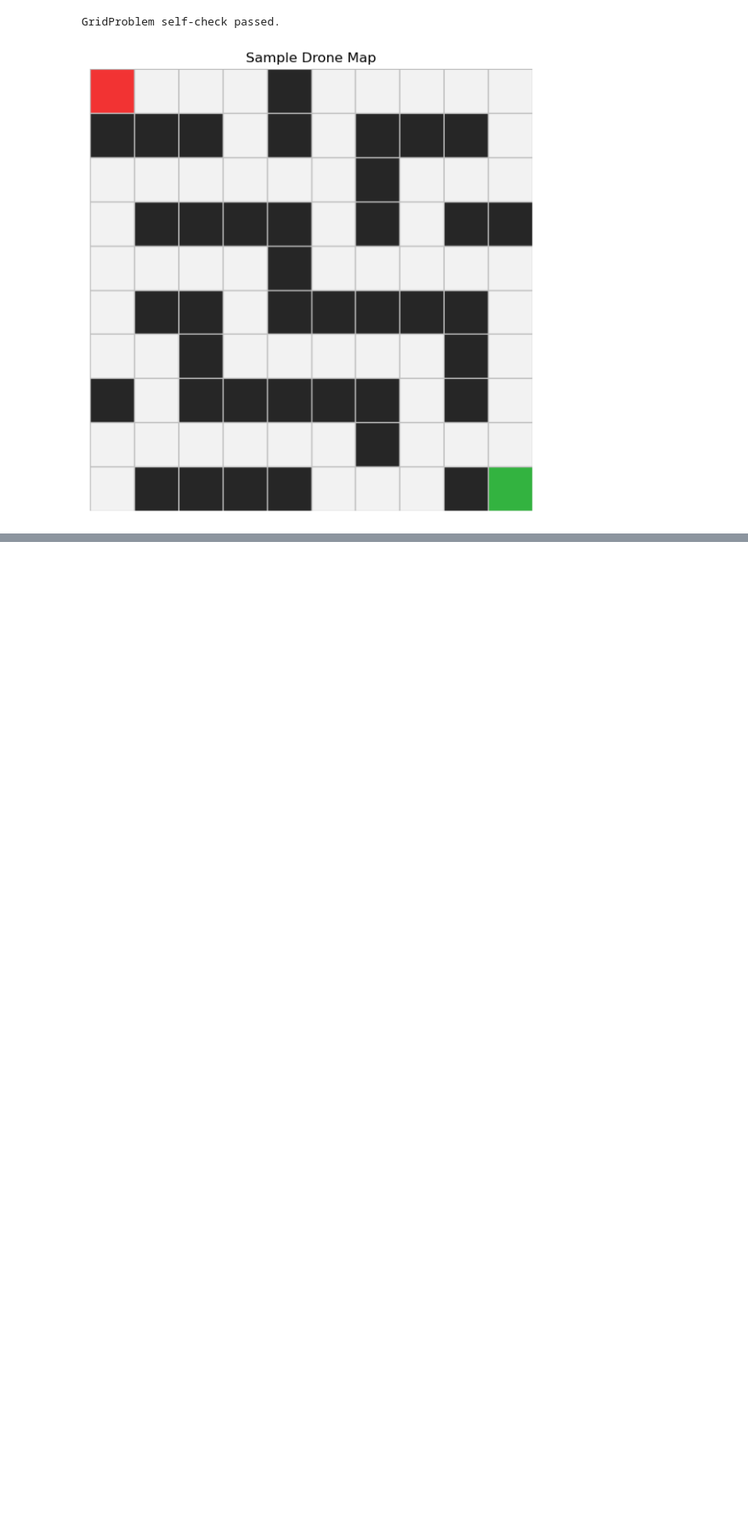
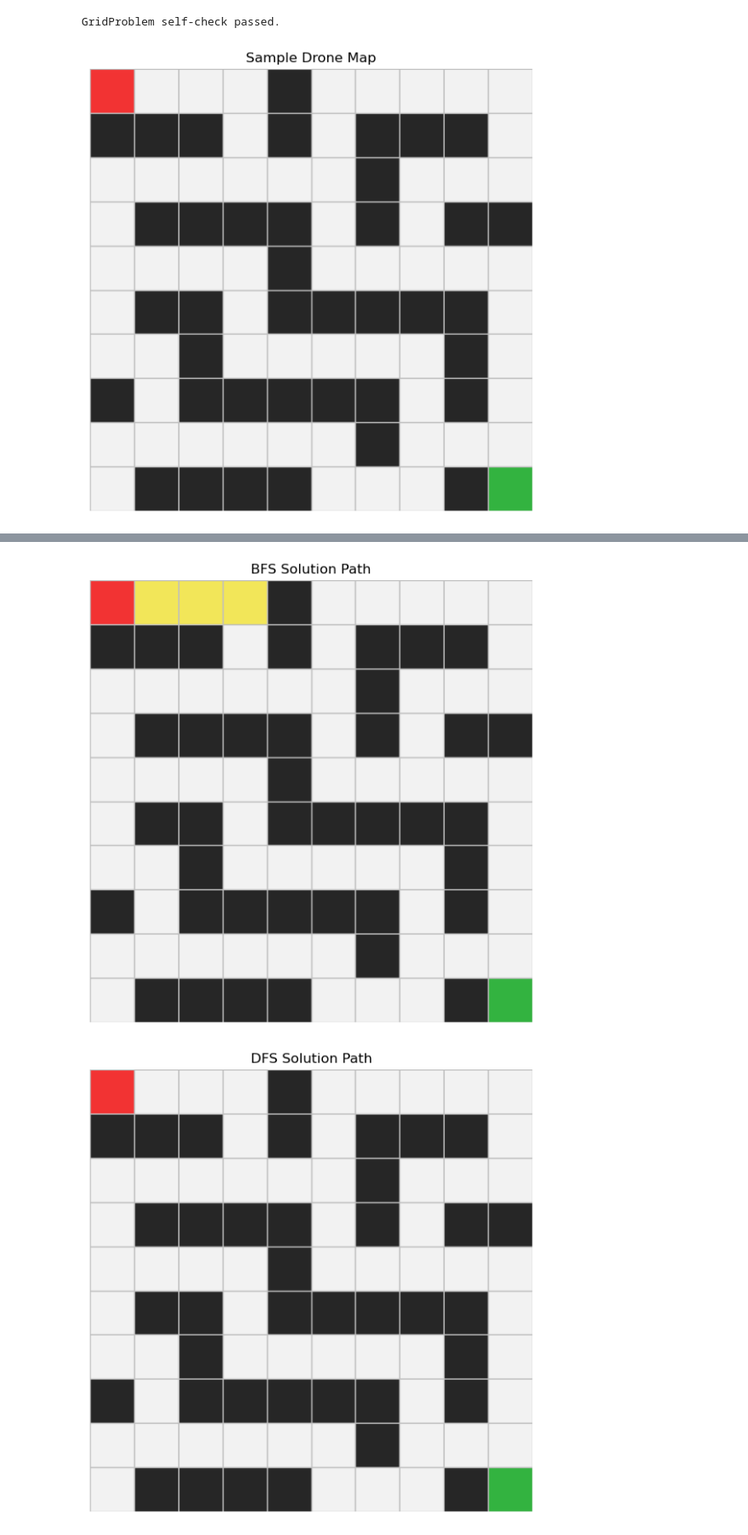
Before and after one commit to lisadbaer/lab1, a Jupyter notebook: Lisa_Baer_Lab_1A.ipynb, the cells around one changed output, grey strips where cells are left out. Shown at 85% size. Saved outputs shown, nothing was run; the diff lists cells and outputs as text; code cells hidden in the pictures; blank space fills up the shorter version.

```diff
--- a/Lisa_Baer_Lab_1A.ipynb
+++ b/Lisa_Baer_Lab_1A.ipynb
@@ -202,7 +201,7 @@ class GridProblem(Problem):
             neig_coord = (neig_row, neig_col)
         #       b. Check that it is in bounds.
         #       c. Check that it is free.
-        if (self.in_bounds(neig_coord) == True) and (self.is_free(neig_coord) == True):
+        if (self.in_bounds(neig_coord)) and (self.is_free(neig_coord)):
             #       d. If valid, add the action name to legal_actions.
             legal_actions.append(action)
         # 3. Return legal_actions.
@@ -352,7 +351,7 @@ class SearchAlgorithm(ABC):
             cost = node.path_cost + problem.action_cost(s, action, s_prime)
             #     yield NODE(STATE=s_prime, PARENT=node, ACTION=action, PATH_COST=cost)
             yield Node(state=s_prime, parent=node, action=action, path_cost=cost)
-
+        return
         raise NotImplementedError("Complete SearchAlgorithm.expand")
 
     @abstractmethod
@@ -442,7 +487,7 @@ class DepthFirstSearch(SearchAlgorithm):
         raise NotImplementedError("Complete DepthFirstSearch.search")
 # %%
 class DepthLimitedSearch(SearchAlgorithm):
-    def search(self, problem: Problem, limit: int = 10) -> SearchResult:
+    def search(self, problem: Problem, limit: int = 20) -> SearchResult:
         algorithm = "DLS"
 
         initial_node = Node(problem.initial_state())
@@ -522,6 +567,7 @@ class DepthLimitedSearch(SearchAlgorithm):
             else:
                 return None, "failure"
         #             else return (None, "failure")
+        return
         raise NotImplementedError("Complete DepthLimitedSearch._recursive_dls")
 # %%
 class IterativeDeepeningSearch(SearchAlgorithm):
@@ -565,3 +626,17 @@ class IterativeDeepeningSearch(SearchAlgorithm):
         # dls = DepthLimitedSearch()
         # result = dls.search(problem, limit=limit)
         raise NotImplementedError("Complete IterativeDeepeningSearch.search")
+# %%
+bfs = BreadthFirstSearch()
+dfs = DepthFirstSearch()
+dls = DepthLimitedSearch()
+ids = IterativeDeepeningSearch()
+
+results = [
+    bfs.search(problem),
+    dfs.search(problem),
+    dls.search(problem, limit=10),
+    ids.search(problem, max_depth=30),
+]
+
+show_results(results)
@@ -567,0 +649,22 @@ class IterativeDeepeningSearch(SearchAlgorithm):
+# %%
+bfs_result = results[0]
+dfs_result = results[1]
+
+plot_path(
+    sample_grid,
+    start,
+    goal,
+    path=bfs_result.path,
+    title="BFS Solution Path",
+)
+
+plot_path(
+    sample_grid,
+    start,
+    goal,
+    path=dfs_result.path,
+    title="DFS Solution Path",
+)
+# %% [output]
+[figure, added]
+[figure, added]
```
Also changed, not shown: parts of 6 cells of this notebook.
